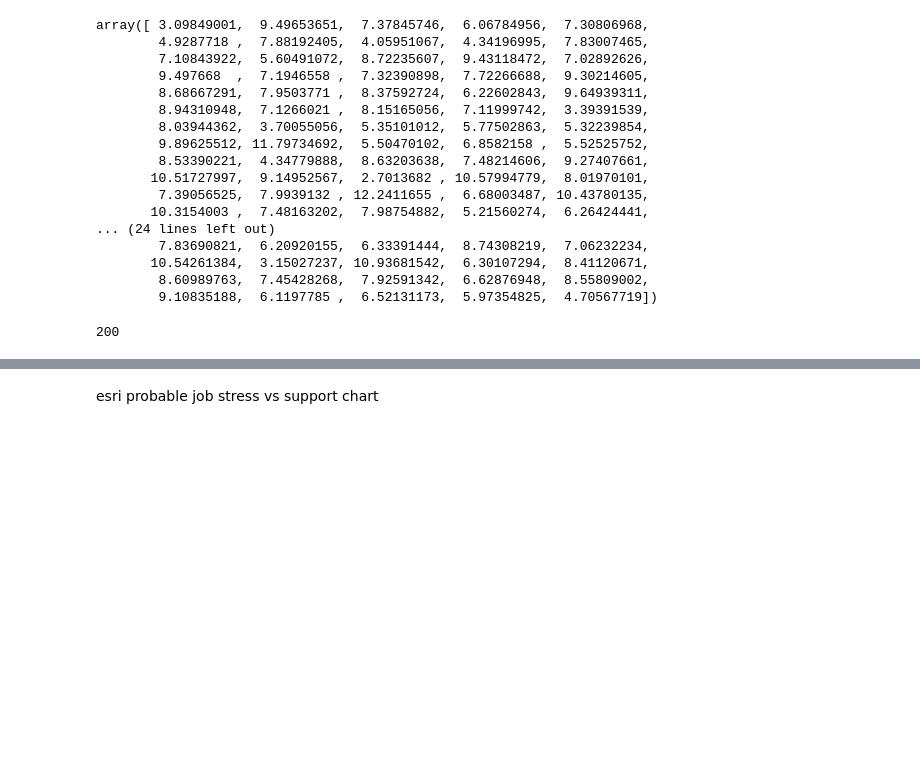
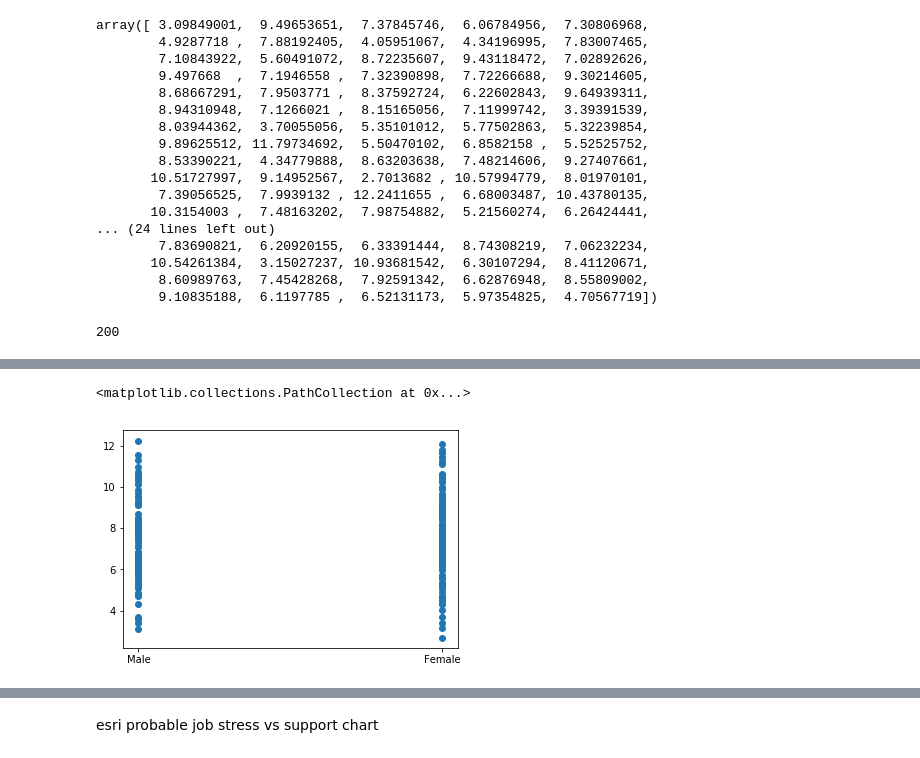
Before and after one commit to orlaith17/Project-Programming-DA, a Jupyter notebook: Happiness at Work.ipynb, the cells around one changed output, grey strips where cells are left out. Drawn from its saved outputs; the diff is of its cells as text; code cells hidden in the pictures; blank space fills up the shorter version.

```diff
--- a/Happiness at Work.ipynb
+++ b/Happiness at Work.ipynb
@@ -373,0 +385,6 @@ Size of office may be capable of offering more benefits to its employees but als
+# %%
+# pay vs hours, no correlation
+plt.scatter(gender,job)
+# %% [output]
+<matplotlib.collections.PathCollection at 0x...>
+[figure, added]
```
Also changed, not shown: parts of 45 cells of this notebook.
